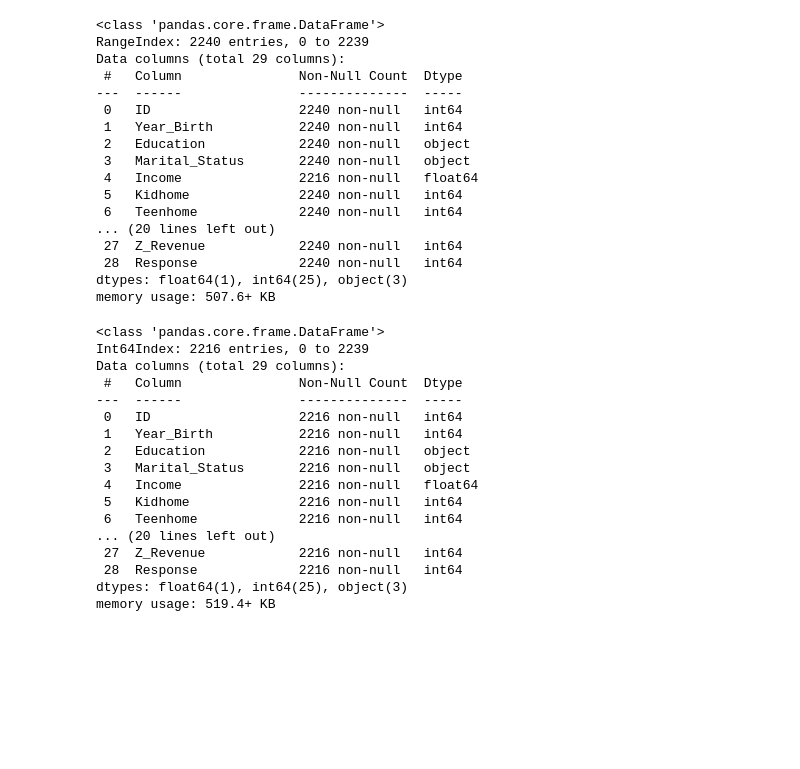
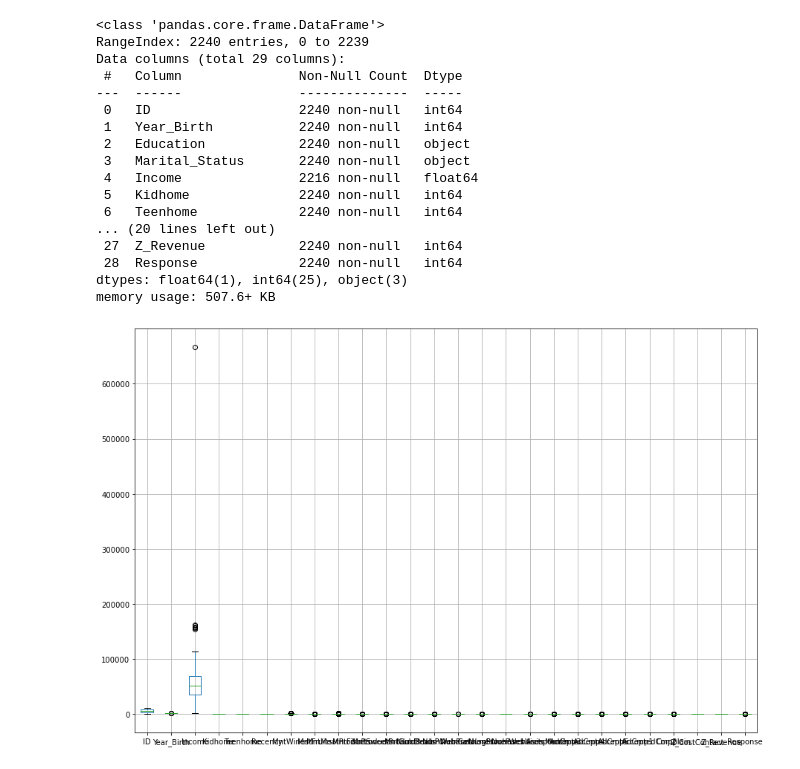
Before and after one commit to Michael-Austin-Mesa/grocer-marketing-project, a Jupyter notebook: wrangle.ipynb, the cells around one changed output. Saved outputs shown, nothing was run; the diff lists cells and outputs as text; code cells hidden in the pictures; blank space fills up the shorter version.

```diff
--- a/wrangle.ipynb
+++ b/wrangle.ipynb
@@ -41,23 +36,11 @@ dtypes: float64(1), int64(25), object(3)
 memory usage: 507.6+ KB
 # %%
 df = df.dropna()
-# %%
-df.info()
-# %% [output]
-<class 'pandas.core.frame.DataFrame'>
-Int64Index: 2216 entries, 0 to 2239
-Data columns (total 29 columns):
- #   Column               Non-Null Count  Dtype
----  ------               --------------  -----
- 0   ID                   2216 non-null   int64
- 1   Year_Birth           2216 non-null   int64
- 2   Education            2216 non-null   object
- 3   Marital_Status       2216 non-null   object
- 4   Income               2216 non-null   float64
- 5   Kidhome              2216 non-null   int64
- 6   Teenhome             2216 non-null   int64
-... (20 lines left out)
- 27  Z_Revenue            2216 non-null   int64
- 28  Response             2216 non-null   int64
-dtypes: float64(1), int64(25), object(3)
-memory usage: 519.4+ KB
+# %%
+fig, ax = plt.subplots(figsize=(15, 10))
+
+df.boxplot(ax=ax)
+
+plt.show()
+# %% [output]
+[figure, added]
```
Also changed, not shown: parts of 7 cells of this notebook.
